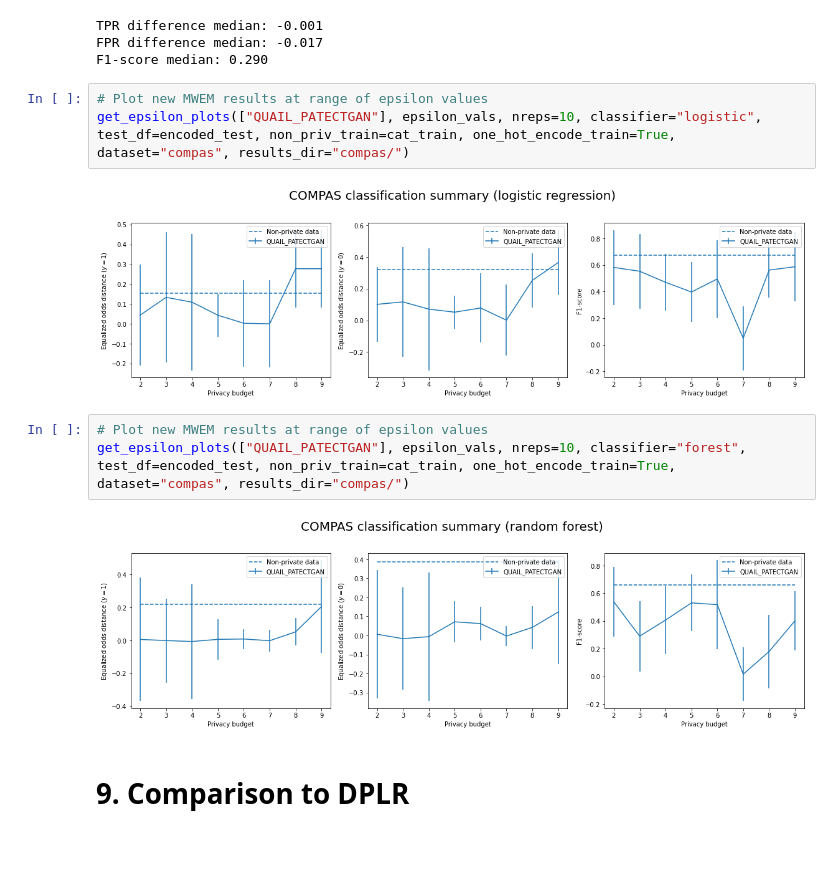
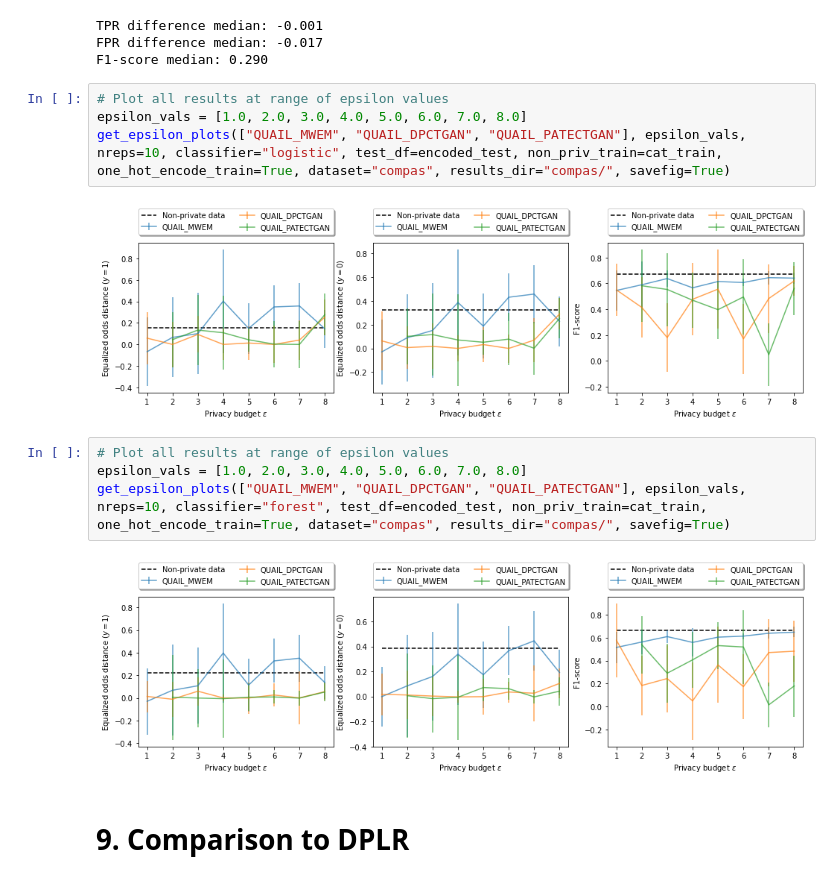
Before and after one commit to kgrabarz/microsoft_capstone_fall_2021, a Jupyter notebook: Code/Pipelines_and_EDA/16-COMPAS-New-Results.ipynb, the cells around one changed output. Saved outputs shown, nothing was run; the diff lists cells and outputs as text; blank space fills up the shorter version.

Commit message:
added final results for adult, compas, german credit

```diff
--- a/Code/Pipelines_and_EDA/16-COMPAS-New-Results.ipynb
+++ b/Code/Pipelines_and_EDA/16-COMPAS-New-Results.ipynb
@@ -374,15 +374,17 @@ TPR difference median: -0.001
 FPR difference median: -0.017
 F1-score median: 0.290
 # %%
-# Plot new MWEM results at range of epsilon values
-get_epsilon_plots(["QUAIL_PATECTGAN"], epsilon_vals, nreps=10, classifier="logistic", test_df=encoded_test, non_priv_train=cat_train, one_hot_encode_train=True, dataset="compas", results_dir="compas/")
+# Plot all results at range of epsilon values
+epsilon_vals = [1.0, 2.0, 3.0, 4.0, 5.0, 6.0, 7.0, 8.0]
+get_epsilon_plots(["QUAIL_MWEM", "QUAIL_DPCTGAN", "QUAIL_PATECTGAN"], epsilon_vals, nreps=10, classifier="logistic", test_df=encoded_test, non_priv_train=cat_train, one_hot_encode_train=True, dataset="compas", results_dir="compas/", savefig=True)
 # %% [output]
-[figure, old version]
+[figure, new version]
 # %%
-# Plot new MWEM results at range of epsilon values
-get_epsilon_plots(["QUAIL_PATECTGAN"], epsilon_vals, nreps=10, classifier="forest", test_df=encoded_test, non_priv_train=cat_train, one_hot_encode_train=True, dataset="compas", results_dir="compas/")
+# Plot all results at range of epsilon values
+epsilon_vals = [1.0, 2.0, 3.0, 4.0, 5.0, 6.0, 7.0, 8.0]
+get_epsilon_plots(["QUAIL_MWEM", "QUAIL_DPCTGAN", "QUAIL_PATECTGAN"], epsilon_vals, nreps=10, classifier="forest", test_df=encoded_test, non_priv_train=cat_train, one_hot_encode_train=True, dataset="compas", results_dir="compas/", savefig=True)
 # %% [output]
-[figure, old version]
+[figure, new version]
 # %% [markdown]
 # 9. Comparison to DPLR
 # %%
```
Also changed, not shown: parts of 16 cells of this notebook, 2 other files.
